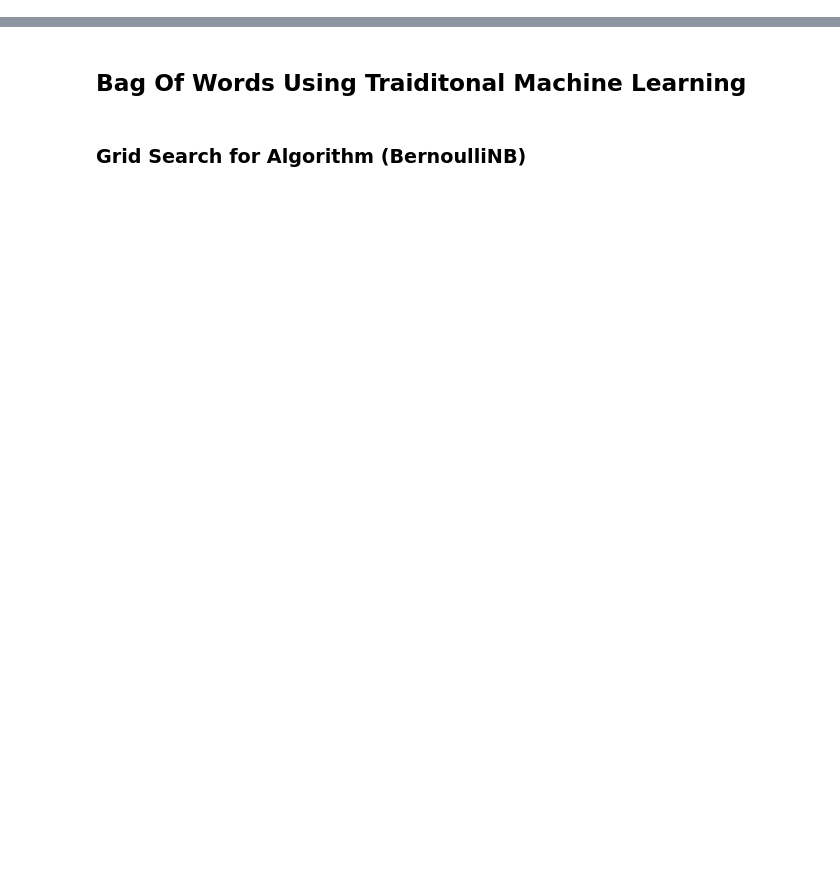
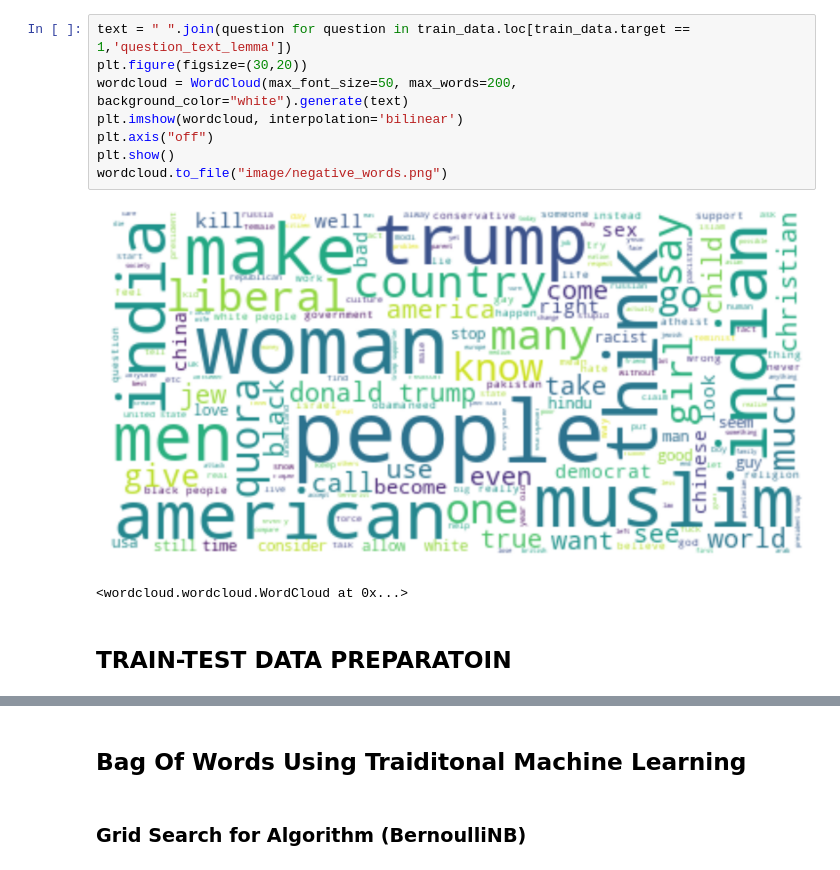
Before and after one commit to yungnien/Springboard, a Jupyter notebook: capstone/Prototype.ipynb, the cells around one changed output, grey strips where cells are left out. Cells and saved outputs as stored; diff of their text form; blank space fills up the shorter version.

```diff
--- a/capstone/Prototype.ipynb
+++ b/capstone/Prototype.ipynb
@@ -147,0 +147,13 @@ print(train_data.head())
+# %%
+text = " ".join(question for question in train_data.loc[train_data.target == 1,'question_text_lemma'])
+plt.figure(figsize=(30,20))
+wordcloud = WordCloud(max_font_size=50, max_words=200, background_color="white").generate(text)
+plt.imshow(wordcloud, interpolation='bilinear')
+plt.axis("off")
+plt.show()
+wordcloud.to_file("image/negative_words.png")
+# %% [output]
+[figure, added]
+<wordcloud.wordcloud.WordCloud at 0x...>
+# %% [markdown]
+## TRAIN-TEST DATA PREPARATOIN
```
Also changed, not shown: parts of 33 cells of this notebook, 4 other files.
